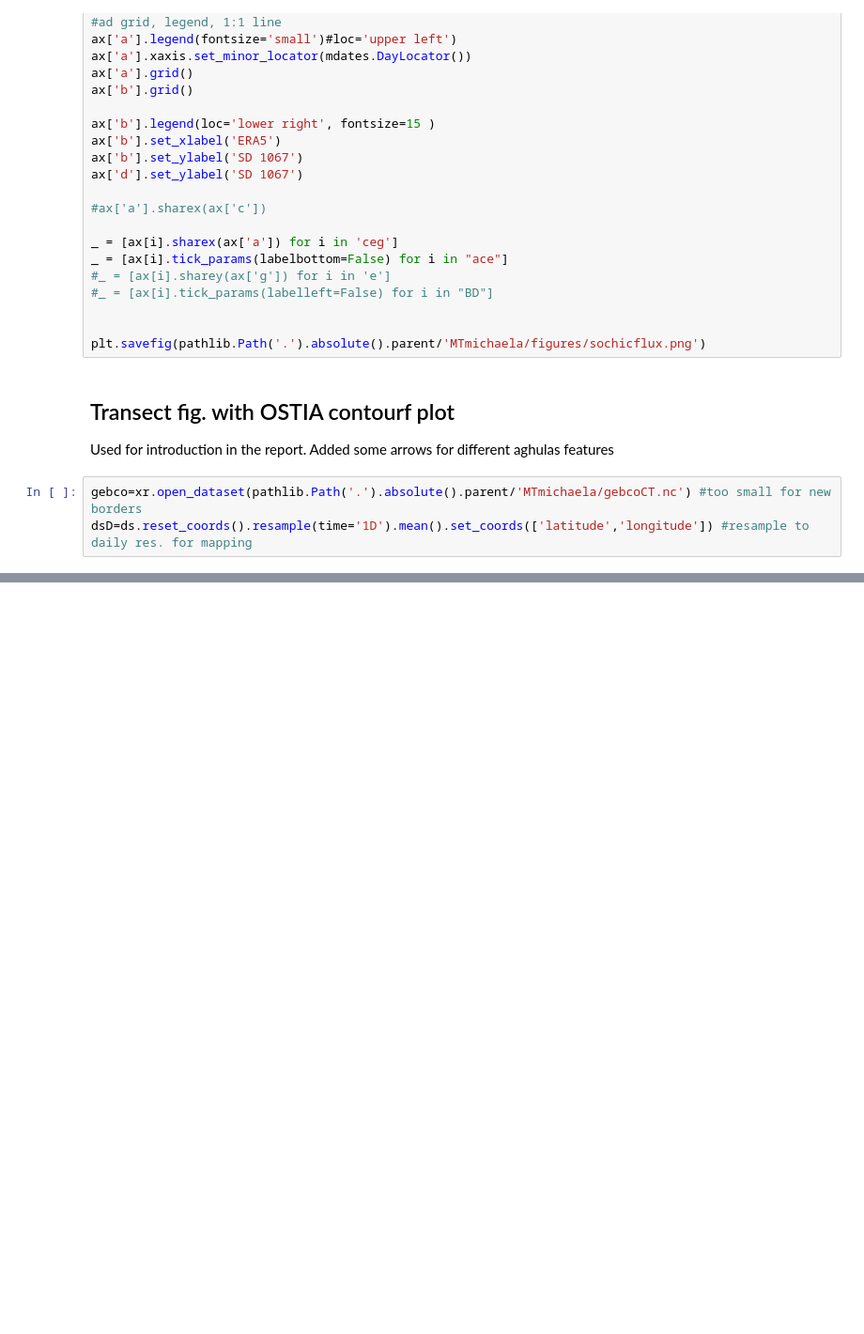
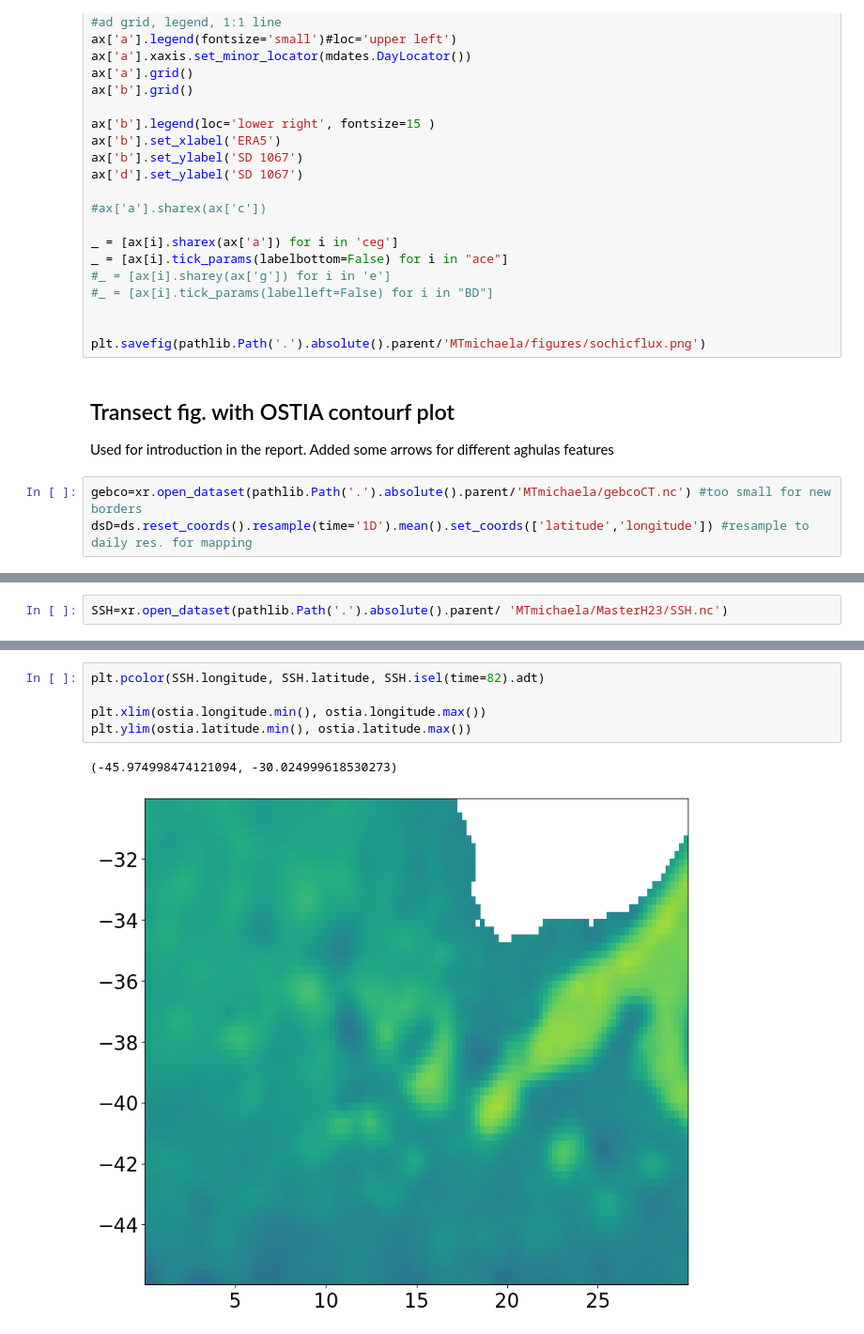
Before and after one commit to michaelaedwinson/Masterarbete2023, a Jupyter notebook: 02-ERA5_SD.ipynb, the cells around one changed output, grey strips where cells are left out. Shown at 94% size. Saved outputs shown, nothing was run; the diff lists cells and outputs as text; blank space fills up the shorter version.

```diff
--- a/02-ERA5_SD.ipynb
+++ b/02-ERA5_SD.ipynb
@@ -740,0 +888,2 @@ plt.savefig(pathlib.Path('.').absolute().parent/'MTmichaela/figures/area.png')
+# %%
+SSH=xr.open_dataset(pathlib.Path('.').absolute().parent/ 'MTmichaela/MasterH23/SSH.nc')
@@ -740,0 +930,8 @@ plt.savefig(pathlib.Path('.').absolute().parent/'MTmichaela/figures/area.png')
+# %%
+plt.pcolor(SSH.longitude, SSH.latitude, SSH.isel(time=82).adt)
+
+plt.xlim(ostia.longitude.min(), ostia.longitude.max())
+plt.ylim(ostia.latitude.min(), ostia.latitude.max())
+# %% [output]
+(-45.974998474121094, -30.024999618530273)
+[figure, added]
```
Also changed, not shown: parts of 17 cells of this notebook, 8 other files.
